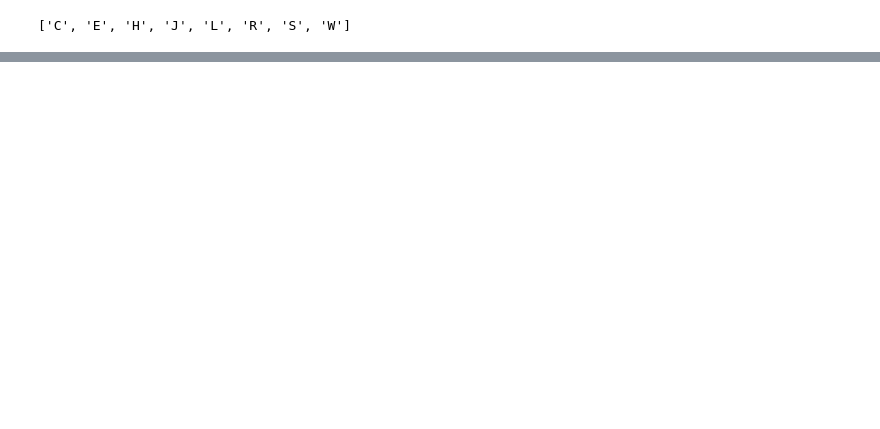
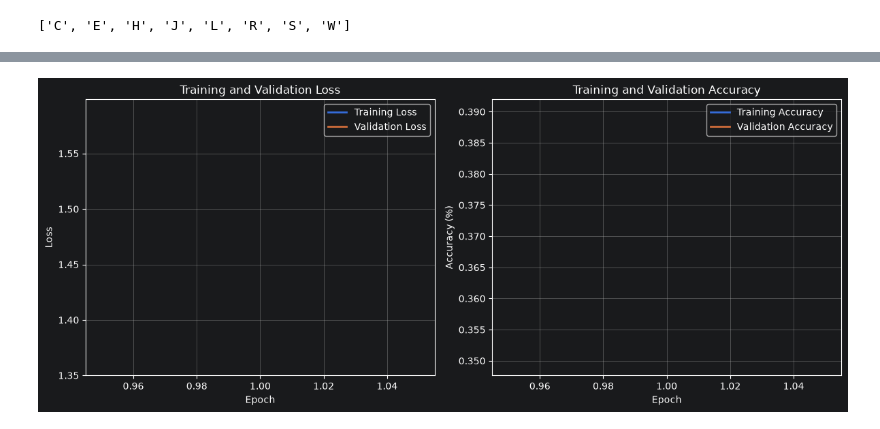
Before and after one commit to matteomanzini/Human-Activity-Recognition-using-Wi-Fi, a Jupyter notebook: Progetto/DatasetWIFI2.ipynb, the cells around one changed output, grey strips where cells are left out. Saved outputs shown, nothing was run; the diff lists cells and outputs as text; code cells hidden in the pictures; blank space fills up the shorter version.

Commit message:
Aggiunto DatasetWIFI2 nella cartella Progetto

```diff
--- a/Progetto/DatasetWIFI2.ipynb
+++ b/Progetto/DatasetWIFI2.ipynb
@@ -261,10 +244,11 @@ label_map = {
     "L": 3,
     "S": 4,
     "C": 5,
-    "G": 6,
+    "H": 6,
     "E": 7,
-    "H": 8
+    #    "H": 8
 }
+
 
 class DopplerDataset(Dataset):
     def __init__(self, dataset):
@@ -337,0 +321,4 @@ for sample in train_S1_dataset:
+# %%
+train_S1_dataset = DopplerDataset(train_S1_dataset)
+validation_S1_dataset = DopplerDataset(validation_S1_dataset)
+test_S1_dataset = DopplerDataset(test_S1_dataset)
@@ -425,11 +459,11 @@ class BaseNet(nn.Module):
 # %%
-batch_size = 64
+batch_size = 128
 num_workers = 0
 pin_memory = torch.cuda.is_available()
 
-train_dataloader = DataLoader(train_S1_dataset, batch_size=batch_size, shuffle=True,
+train_dataloader = DataLoader(aug_train_S1_dataset, batch_size=batch_size, shuffle=True,
                               num_workers=num_workers, pin_memory=pin_memory)
-#valid_dataloader = DataLoader(valid_dataset, batch_size=batch_size, shuffle=False,
-#                              num_workers=num_workers, pin_memory=pin_memory)
-test_dataloader = DataLoader(test_S1_dataset, batch_size=batch_size, shuffle=False,
+valid_dataloader = DataLoader(validation_S1_dataset, batch_size=len(validation_S1_dataset), shuffle=False,
+                              num_workers=num_workers, pin_memory=pin_memory)
+test_dataloader = DataLoader(test_S1_dataset, batch_size=len(test_S1_dataset), shuffle=False,
                              num_workers=num_workers, pin_memory=pin_memory)
@@ -553 +578,31 @@ Out: torch.Size([64, 9])
+# %%
+epochs = range(1, len(train_loss_log) + 1)
+
+plt.figure(figsize=(12, 5))
+
+# Losses
+plt.subplot(1, 2, 1)
+plt.plot(epochs, train_loss_log, label="Training Loss", linewidth=2)
+plt.plot(epochs, val_loss_log, label="Validation Loss", linewidth=2)
+plt.xlabel("Epoch")
+plt.ylabel("Loss")
+plt.title("Training and Validation Loss")
+plt.grid(True)
+plt.legend()
+
+# Accuracies
+
+plt.subplot(1, 2, 2)
+plt.plot(epochs, train_acc_log, label="Training Accuracy", linewidth=2)
+plt.plot(epochs, val_acc_log, label="Validation Accuracy", linewidth=2)
+plt.xlabel("Epoch")
+plt.ylabel("Accuracy (%)")
+plt.title("Training and Validation Accuracy")
+plt.grid(True)
+plt.legend()
+
+plt.tight_layout()
+plt.show()
+# %% [output]
+[figure, added]
 # %%
```
Also changed, not shown: parts of 36 cells of this notebook.
